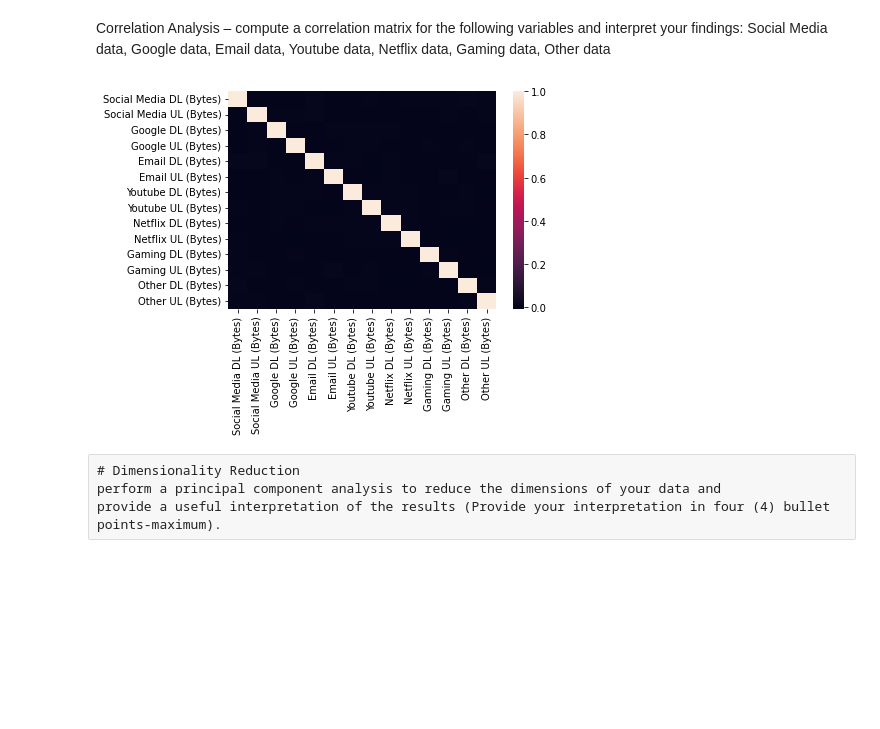
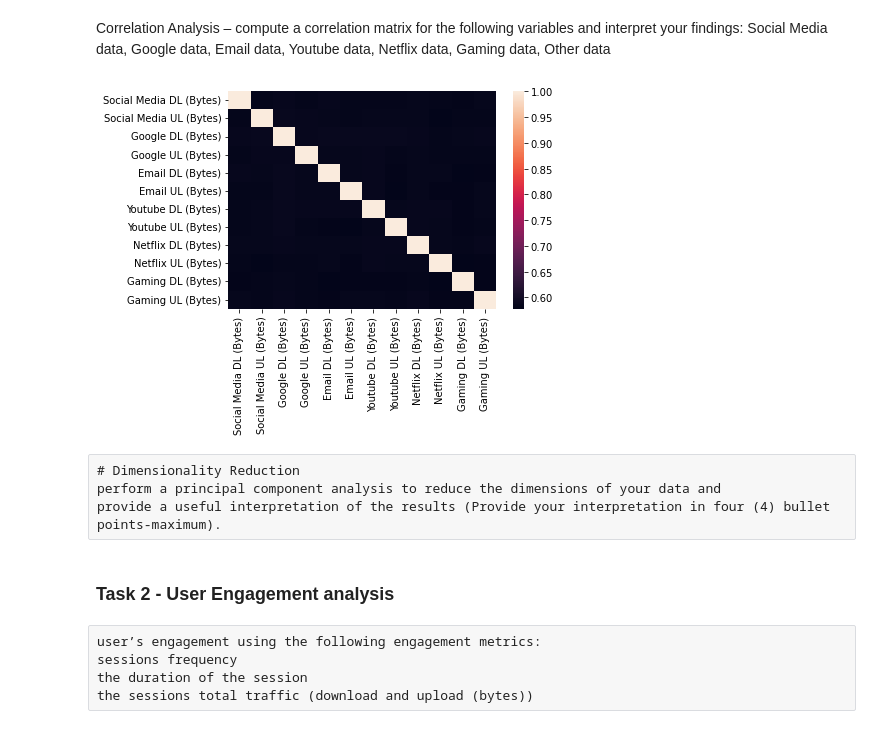
Before and after one commit to celine-kanagwa/Telco_analysis, a Jupyter notebook: Notebook/Untitled.ipynb, the cells around one changed output. Saved outputs shown, nothing was run; the diff lists cells and outputs as text; code cells hidden in the pictures; blank space fills up the shorter version.

Commit message:
update on task 2 and task 3 outliers

```diff
--- a/Notebook/Untitled.ipynb
+++ b/Notebook/Untitled.ipynb
@@ -375,13 +435,14 @@ Correlation Analysis – compute a correlation matrix for the following variable
 # %%
 Variable_names = ['Social Media DL (Bytes)','Social Media UL (Bytes)','Google DL (Bytes)','Google UL (Bytes)','Email DL (Bytes)',
                   'Email UL (Bytes)','Youtube DL (Bytes)','Youtube UL (Bytes)','Netflix DL (Bytes)','Netflix UL (Bytes)',
-                  'Gaming DL (Bytes)','Gaming UL (Bytes)','Other DL (Bytes)','Other UL (Bytes)' ]
+                  'Gaming DL (Bytes)','Gaming UL (Bytes)' ]
+#'Other DL (Bytes)','Other UL (Bytes)'
 # %%
-corr = clean_data[Variable_names].corr()
+corr =User_info_behavior[Variable_names].corr()
 sns.heatmap(corr)
 plt.show()
 # %% [output]
-[figure, old version]
+[figure, new version]
 # %% [raw]
 # Dimensionality Reduction
 perform a principal component analysis to reduce the dimensions of your data and
@@ -393,0 +452,7 @@ pca.fit_trasnform(clean_data)
+# %% [markdown]
+### Task 2 - User Engagement analysis
+# %% [raw]
+user’s engagement using the following engagement metrics:
+sessions frequency
+the duration of the session
+the sessions total traffic (download and upload (bytes))
```
Also changed, not shown: parts of 31 cells of this notebook.
